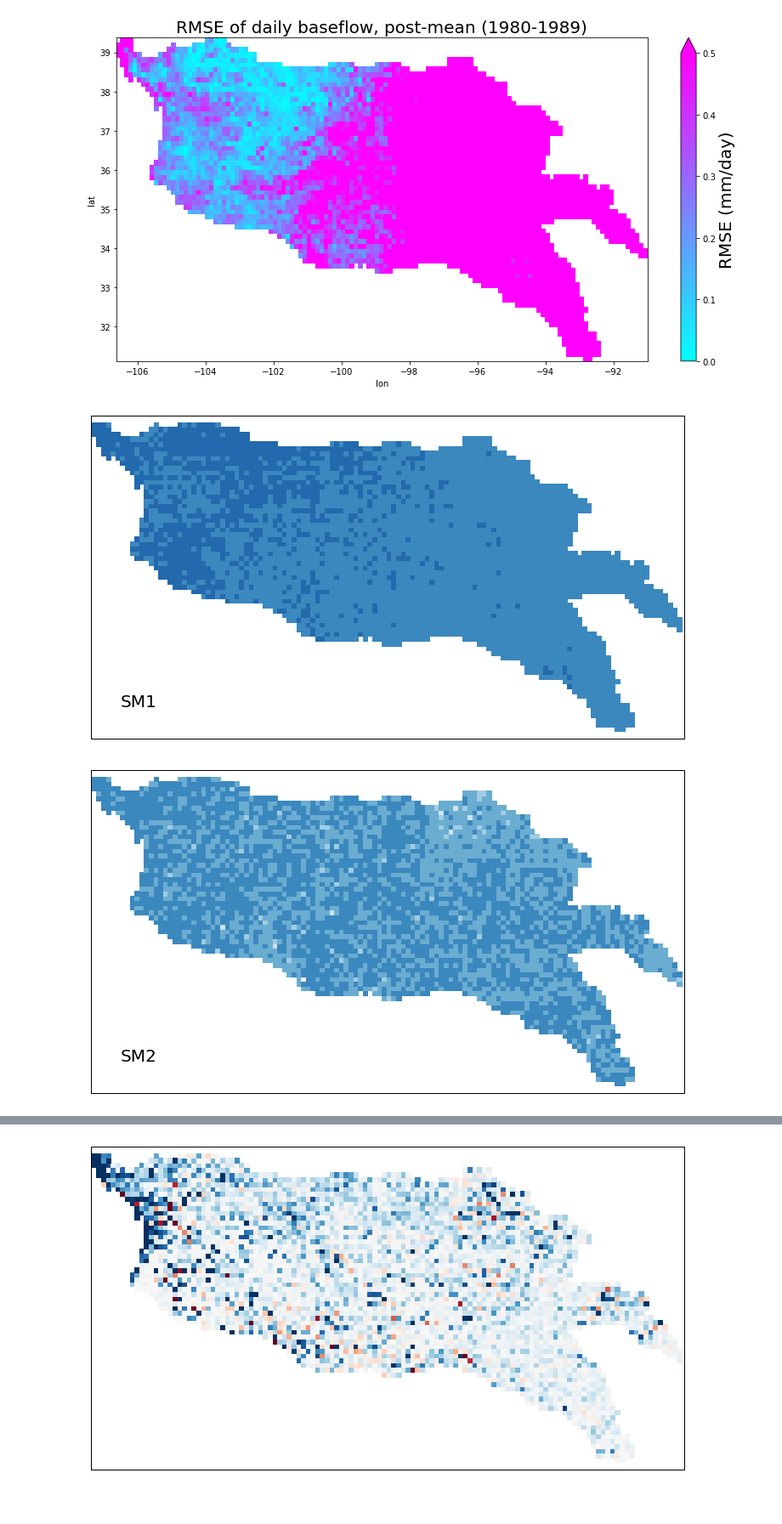
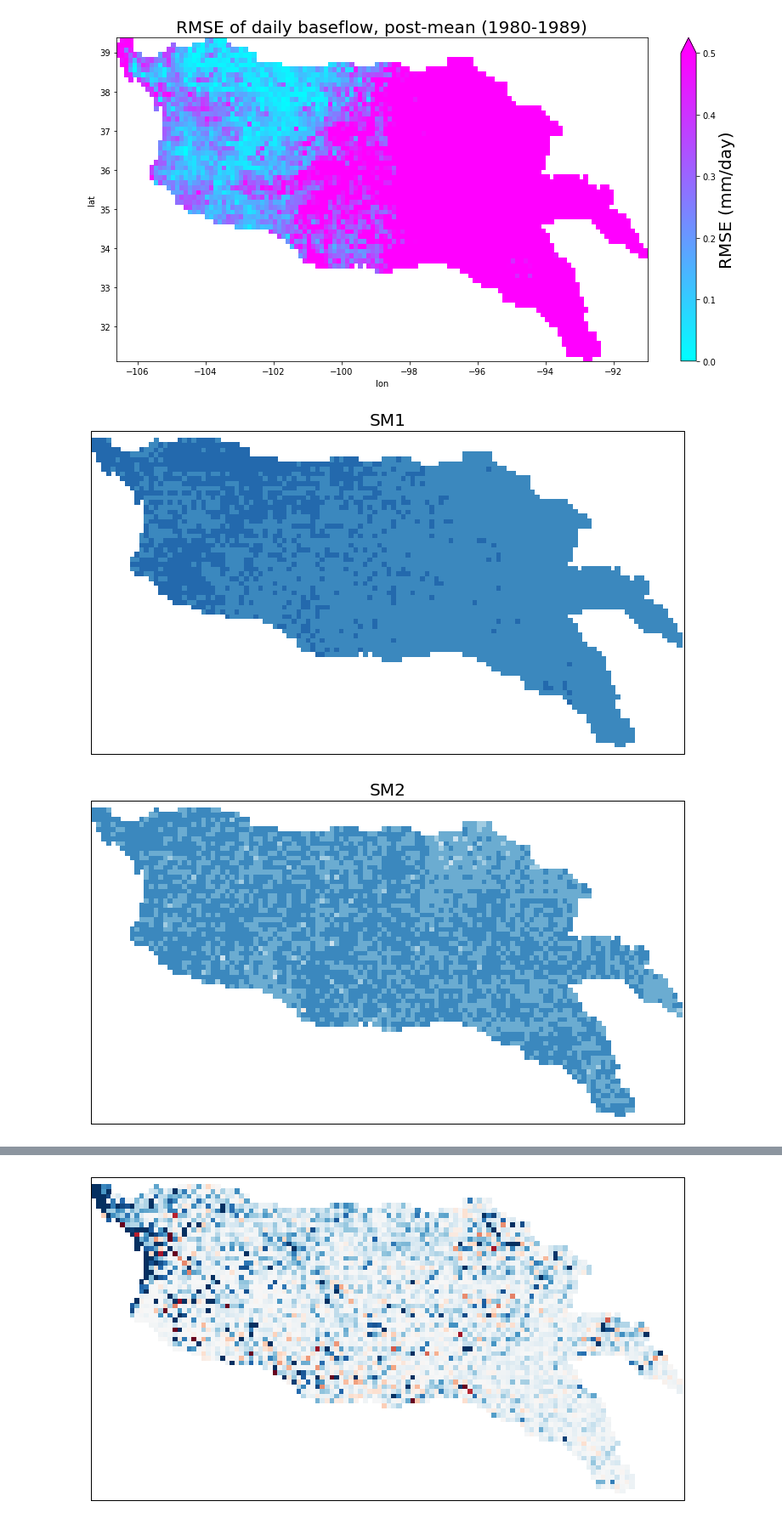
Before and after one commit to UW-Hydro/dual_DA_SMAP, a Jupyter notebook: tools/plot_analyze_results/plot_DA_maps.ipynb, the cells around one changed output, grey strips where cells are left out. Shown at 85% size. Drawn from its saved outputs; the diff is of its cells as text; code cells hidden in the pictures.

Commit message:
Add scripts and notebooks for post-analysing/plotting

```diff
--- a/tools/plot_analyze_results/plot_DA_maps.ipynb
+++ b/tools/plot_analyze_results/plot_DA_maps.ipynb
@@ -551,8 +551,9 @@ plt.title("")
 #     t.set_fontsize(16)
 #gl.xlabel_style = {'size': 20}
 #gl.ylabel_style = {'size': 20}
-plt.text(0.05, 0.1, "SM1", transform=ax.transAxes, horizontalalignment='left',
-         fontsize=20)
+#plt.text(0.05, 0.1, "SM1", transform=ax.transAxes, horizontalalignment='left',
+#         fontsize=20)
+plt.title("SM1", fontsize=20)
 fig.savefig(os.path.join(output_maps_dir,
                          'pimprov_rmse.EnKF.sm1.png'),
             format='png', bbox_inches='tight', pad_inches=0)
@@ -579,8 +580,9 @@ plt.title("")
 #     t.set_fontsize(16)
 #gl.xlabel_style = {'size': 20}
 #gl.ylabel_style = {'size': 20}
-plt.text(0.05, 0.1, "SM2", transform=ax.transAxes, horizontalalignment='left',
-         fontsize=20)
+#plt.text(0.05, 0.1, "SM2", transform=ax.transAxes, horizontalalignment='left',
+#         fontsize=20)
+plt.title("SM2", fontsize=20)
 fig.savefig(os.path.join(output_maps_dir,
                          'pimprov_rmse.EnKF.sm2.png'),
             format='png', bbox_inches='tight', pad_inches=0)
@@ -607,39 +609,41 @@ plt.title("")
 #     t.set_fontsize(16)
 #gl.xlabel_style = {'size': 20}
 #gl.ylabel_style = {'size': 20}
-plt.text(0.05, 0.1, "SM3", transform=ax.transAxes, horizontalalignment='left',
-         fontsize=20)
+#plt.text(0.05, 0.1, "SM3", transform=ax.transAxes, horizontalalignment='left',
+#         fontsize=20)
+plt.title("SM3", fontsize=20)
 fig.savefig(os.path.join(output_maps_dir,
                          'pimprov_rmse.EnKF.sm3.png'),
             format='png', bbox_inches='tight', pad_inches=0)
 
 # --- swe --- #
 fig = plt.figure(figsize=(14, 7))
 # Set projection
 ax = plt.axes(projection=ccrs.PlateCarree())
 ax.set_extent([-106.6, -91, 31, 39.5], ccrs.Geodetic())
 #gl = add_gridlines(ax, xlocs=[-95, -100, -105], ylocs=[32, 35, 38], alpha=0)
 # Plot
 cs = pimprov_EnKF_swe_rmse.where(da_domain==1).plot.pcolormesh(
     'lon', 'lat', ax=ax,
     add_colorbar=False,
     add_labels=False,
     cmap=cmap, norm=norm,
     vmin=-100, vmax=100,
     transform=ccrs.PlateCarree())
 #cbar = plt.colorbar(cs, extend='both')
 #cbar.set_label('Percentage (%)', fontsize=20)
 plt.title("")
 # # Make plot looks better
 # for t in cbar.ax.get_yticklabels():
 #     t.set_fontsize(16)
 #gl.xlabel_style = {'size': 20}
 #gl.ylabel_style = {'size': 20}
-plt.text(0.05, 0.1, "SWE", transform=ax.transAxes, horizontalalignment='left',
-         fontsize=20)
+#plt.text(0.05, 0.1, "SWE", transform=ax.transAxes, horizontalalignment='left',
+#         fontsize=20)
+plt.title("SWE", fontsize=20)
 fig.savefig(os.path.join(output_maps_dir,
                          'pimprov_rmse.EnKF.swe.png'),
             format='png', bbox_inches='tight', pad_inches=0)
 # %% [output]
-[figure, old version]
+[figure, new version]
-[figure, old version]
+[figure, new version]
```
Also changed, not shown: parts of 7 cells of this notebook, 6 other files.
